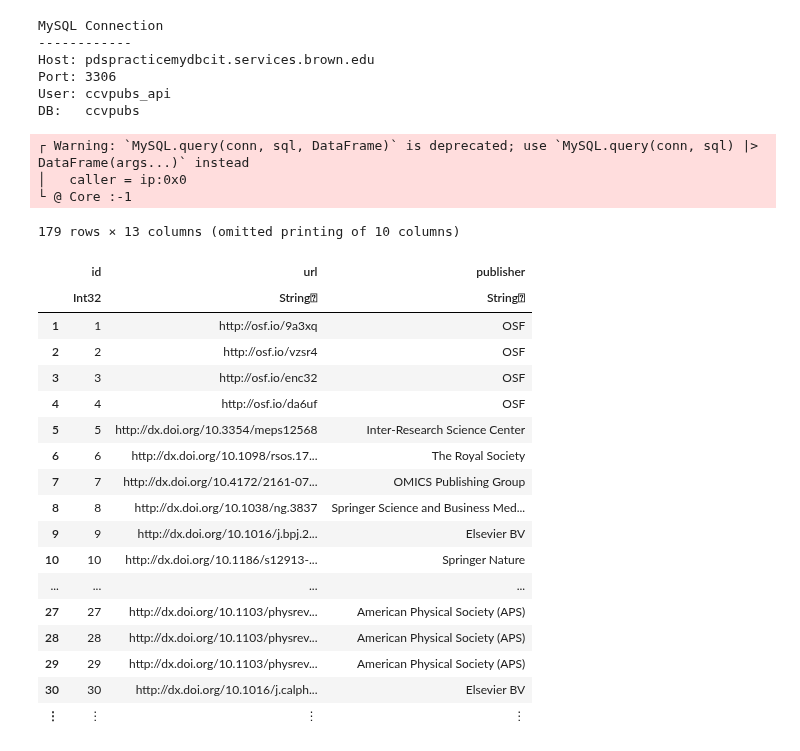
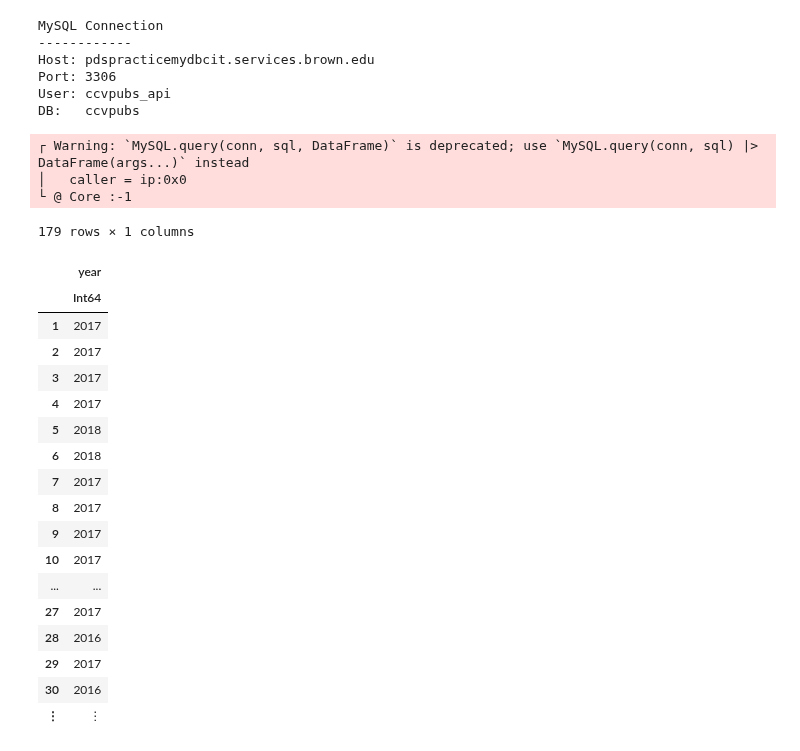
Before and after one commit to brown-ccv/ccv-pubs-frontend, a Jupyter notebook: pubsVisualizations.ipynb, the cells around one changed output. Cells and saved outputs as stored; diff of their text form; code cells hidden in the pictures.

```diff
--- a/pubsVisualizations.ipynb
+++ b/pubsVisualizations.ipynb
@@ -32,5 +22,9 @@ using DotEnv
 # %%
-conn = MySQL.connect("pdspracticemydbcit.services.brown.edu", "user","password", db = "ccvpubs")
+DotEnv.config()
+opts = Dict(MySQL.API.MYSQL_ENABLE_CLEARTEXT_PLUGIN => 1)
+user = ENV["mysql_user"]
+pass = ENV["mysql_password"]
+conn = MySQL.connect("pdspracticemydbcit.services.brown.edu", user,pass, db = "ccvpubs", opts=opts)
 # %% [output]
 MySQL Connection
 ------------
@@ -40,27 +34,28 @@ User: ccvpubs_api
 DB:   ccvpubs
 # %%
 data = MySQL.query(conn, """SELECT * FROM pubsNew;""", DataFrame)
+small_data = DataFrame( year = parse.(Int, data[!, :year]))
 # %% [output]
 ┌ Warning: `MySQL.query(conn, sql, DataFrame)` is deprecated; use `MySQL.query(conn, sql) |> DataFrame(args...)` instead
 │   caller = ip:0x0
 └ @ Core :-1
-179 rows × 13 columns (omitted printing of 10 columns)
+179 rows × 1 columns
-|  | id | url | publisher |
-|  | Int32 | String⍰ | String⍰ |
-| 1 | 1 | http://osf.io/9a3xq | OSF |
-| 2 | 2 | http://osf.io/vzsr4 | OSF |
-| 3 | 3 | http://osf.io/enc32 | OSF |
-| 4 | 4 | http://osf.io/da6uf | OSF |
-| 5 | 5 | http://dx.doi.org/10.3354/meps12568 | Inter-Research Science Center |
-| 6 | 6 | http://dx.doi.org/10.1098/rsos.17... | The Royal Society |
-| 7 | 7 | http://dx.doi.org/10.4172/2161-07... | OMICS Publishing Group |
-| 8 | 8 | http://dx.doi.org/10.1038/ng.3837 | Springer Science and Business Med... |
-| 9 | 9 | http://dx.doi.org/10.1016/j.bpj.2... | Elsevier BV |
-| 10 | 10 | http://dx.doi.org/10.1186/s12913-... | Springer Nature |
-| ... | ... | ... | ... |
-| 27 | 27 | http://dx.doi.org/10.1103/physrev... | American Physical Society (APS) |
-| 28 | 28 | http://dx.doi.org/10.1103/physrev... | American Physical Society (APS) |
-| 29 | 29 | http://dx.doi.org/10.1103/physrev... | American Physical Society (APS) |
-| 30 | 30 | http://dx.doi.org/10.1016/j.calph... | Elsevier BV |
-| ⋮ | ⋮ | ⋮ | ⋮ |
+|  | year |
+|  | Int64 |
+| 1 | 2017 |
+| 2 | 2017 |
+| 3 | 2017 |
+| 4 | 2017 |
+| 5 | 2018 |
+| 6 | 2018 |
+| 7 | 2017 |
+| 8 | 2017 |
+| 9 | 2017 |
+| 10 | 2017 |
+| ... | ... |
+| 27 | 2017 |
+| 28 | 2016 |
+| 29 | 2017 |
+| 30 | 2016 |
+| ⋮ | ⋮ |
 # %%
```
Also changed, not shown: parts of 3 cells of this notebook, 4 other files.
